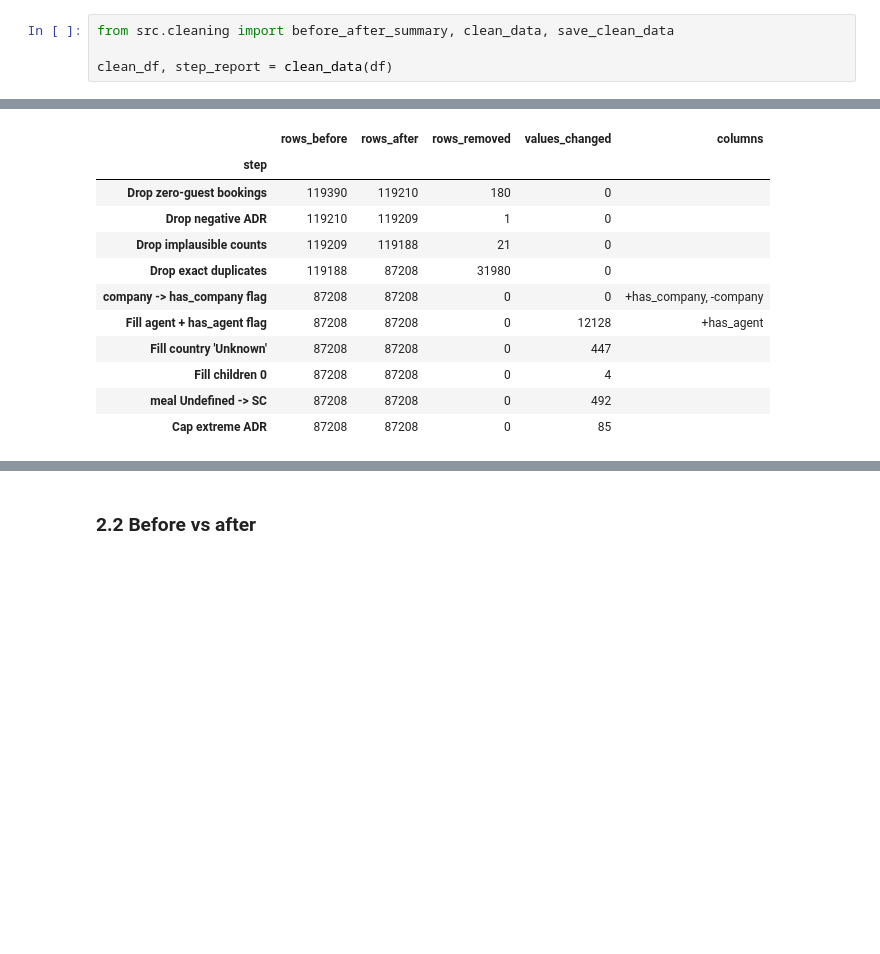
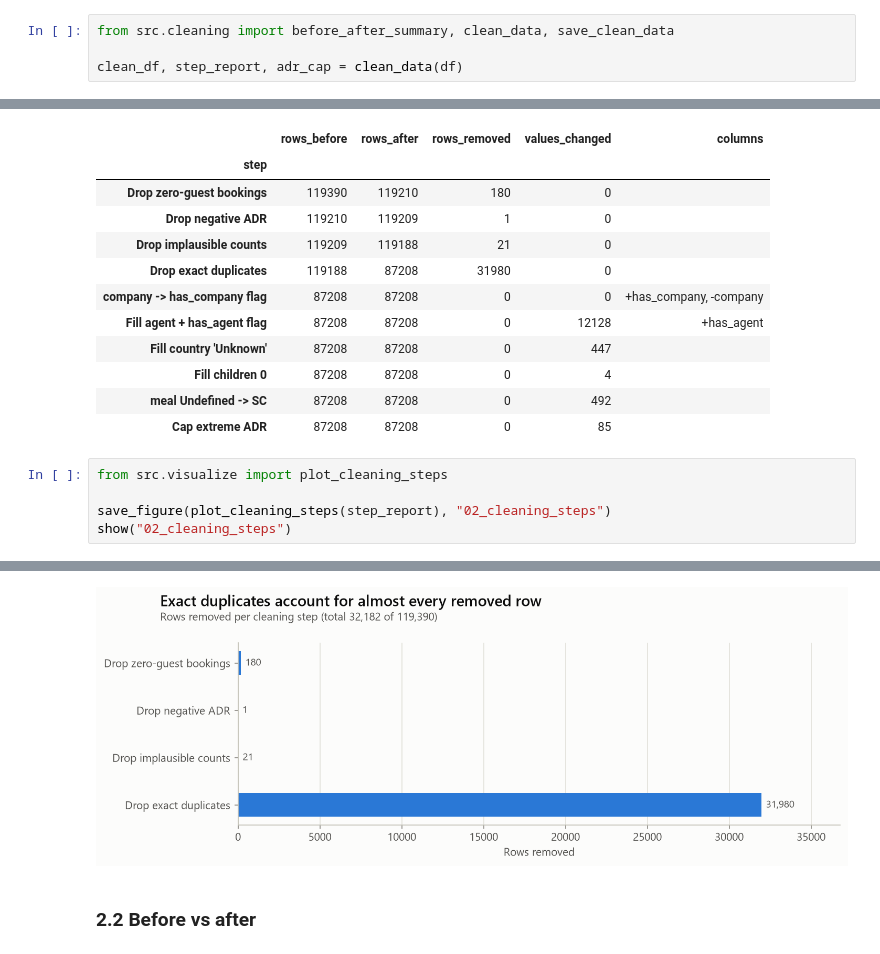
Before and after one commit to Krishna141414/hotel-booking-preprocessing, a Jupyter notebook: notebooks/eda.ipynb, the cells around one changed output, grey strips where cells are left out. Drawn from its saved outputs; the diff is of its cells as text; blank space fills up the shorter version.

```diff
--- a/notebooks/eda.ipynb
+++ b/notebooks/eda.ipynb
@@ -262,5 +277,5 @@ All rules live in `src/cleaning.py` (values in `src/config.py`); the full reason
 # %%
 from src.cleaning import before_after_summary, clean_data, save_clean_data
 
-clean_df, step_report = clean_data(df)
+clean_df, step_report, adr_cap = clean_data(df)
 # %% [output]
@@ -298,3 +313,9 @@ step_report
 | Fill children 0 | 87208 | 87208 | 0 | 4 |  |
 | meal Undefined -> SC | 87208 | 87208 | 0 | 492 |  |
 | Cap extreme ADR | 87208 | 87208 | 0 | 85 |  |
+# %%
+from src.visualize import plot_cleaning_steps
+
+save_figure(plot_cleaning_steps(step_report), "02_cleaning_steps")
+show("02_cleaning_steps")
+# %% [output]
@@ -301,3 +323,4 @@ step_report
+[figure, added]
 # %% [markdown]
 ### 2.2 Before vs after
 # %%
```
Also changed, not shown: parts of 49 cells of this notebook, 3 other files.
